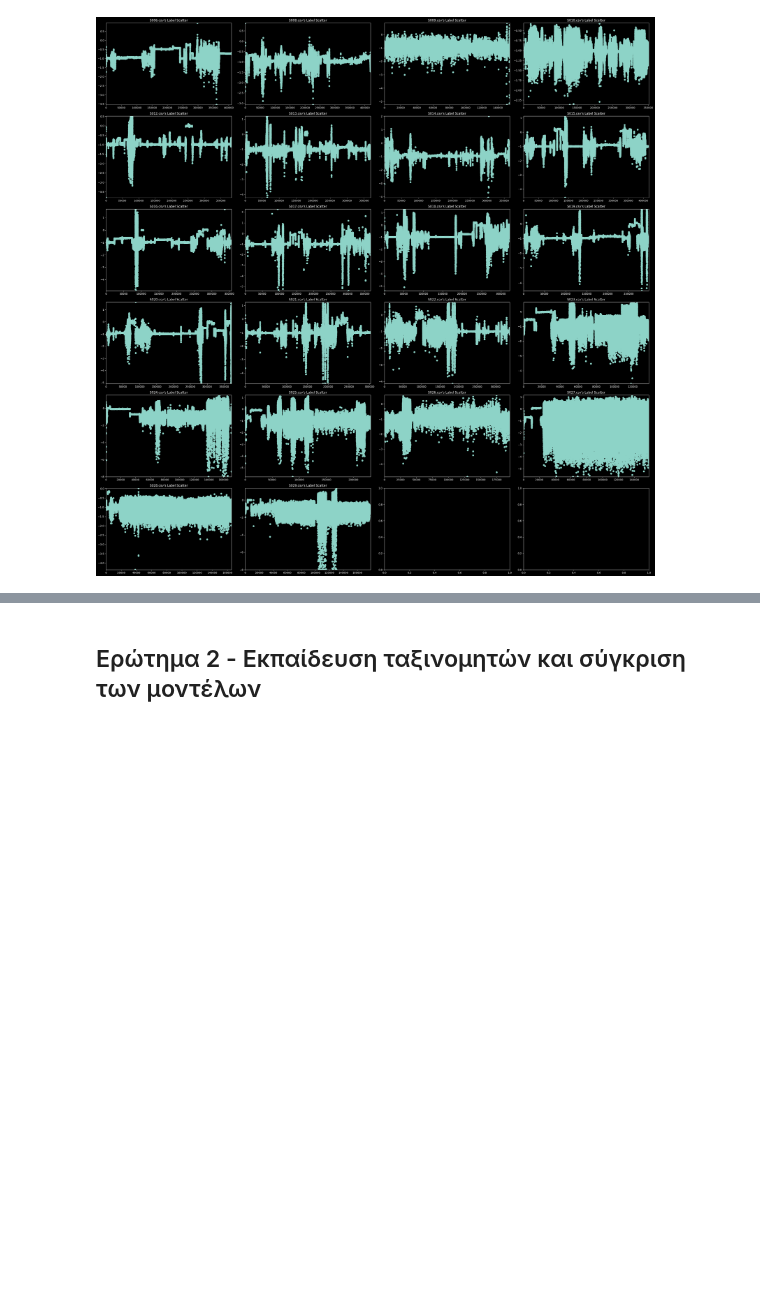
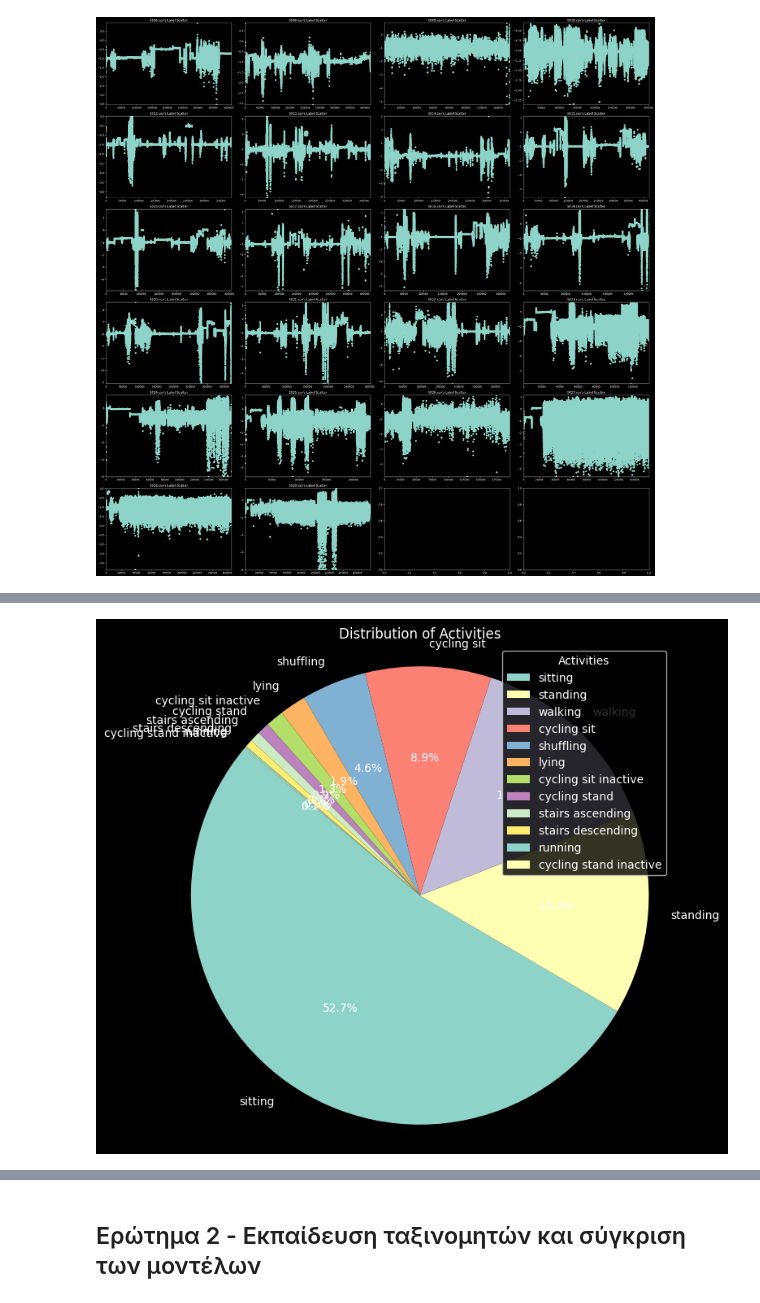
Before and after one commit to el-maestro78/Data-Mining-and-Machine-Learning, a Jupyter notebook: sln.ipynb, the cells around one changed output, grey strips where cells are left out. Saved outputs shown, nothing was run; the diff lists cells and outputs as text; code cells hidden in the pictures; blank space fills up the shorter version.

```diff
--- a/sln.ipynb
+++ b/sln.ipynb
@@ -263,22 +282,4 @@ plt.show()
 # %%
-'''
-import seaborn as sns
-fig, axs = plt.subplots(6, 4, figsize=(20, 30))
-
-# Flatten the subplot array for easier indexing
-
-for i, column_name in enumerate(column_names):
-    for index, file in enumerate(csvs):
-        df = pd.read_csv(CSV_PATH + f"/{file}")
-        df[column_name] = pd.to_numeric(df[column_name], errors='coerce')
-        corr_matrix = df.corr()
-        axs[i].set_title(f'Subset {i+1} Correlation Matrix')
-# Plot the correlation matrix
-plt.figure(figsize=(10, 8))
-sns.heatmap(corr_matrix, annot=True, cmap='coolwarm', fmt=".2f", linewidths=.5)
-plt.title('Correlation Matrix')
-plt.show()'''
-
 import seaborn as sns
 fig, axs = plt.subplots(6, 4, figsize=(30, 30))#, sharex=True, sharey='row')
 
@@ -342,0 +350,79 @@ plt.show()
+# %%
+import os
+import glob
+
+def read_csv(csv_files):
+    # dataX = []
+    # dataY = []
+
+    dataX = pd.DataFrame()
+    dataY = pd.DataFrame()
+    for csv_file in csv_files:
+        if os.path.exists(csv_file):
+            df = pd.read_csv(csv_file)
+            # dataX.append(df.iloc[:, 1:7].values)
+            # dataY.append(df.iloc[:, -1].values)
+
+            dataX = pd.concat([dataX, df.iloc[:, 1:7]], ignore_index=True)
+            dataY = pd.concat([dataY, df.iloc[:, -1]], ignore_index=True)
+
+            # dataX.append(df.iloc[:,1:7].values)
+            # dataX.append(df.iloc[:,-1].values)
+        else:
+            print("File not found")
+
+    return dataX,dataY
+
+
+# Directory containing the CSV files
+directory = 'harth/'
+csv_pattern = '*.csv'
+
+# Find all CSV files in the directory
+csv_files = glob.glob(directory + csv_pattern)
+
+X,Y = read_csv(csv_files[0:5])
+
+
+labels_map = {
+    1: 'walking',
+    2: 'running',
+    3: 'shuffling',
+    4: 'stairs (ascending)',
+    5: 'stairs (descending)',
+    6: 'standing',
+    7: 'sitting',
+    8: 'lying',
+    13: 'cycling (sit)',
+    14: 'cycling (stand)',
+    130: 'cycling (sit, inactive)',
+    140: 'cycling (stand, inactive)'
+}
+
+Y[0] = Y[0].map(labels_map)
+
+value_counts = Y.value_counts()
+
+print(value_counts)
+
+cleaned_labels = [name[0].replace('(', '').replace(')', '').replace(',', '') for name in value_counts.index]
+
+
+# # Map custom labels to value counts
+# labels = []
+# for val in value_counts.index.tolist():
+#     if val in labels_map:
+#         labels.append(labels_map[val])
+#     else:
+#         labels.append(str(val))  # Use the value itself as label if not found in labels_map
+# counts = value_counts.tolist()
+
+
+# Plot the pie chart
+plt.figure(figsize=(8, 8))
+plt.pie(value_counts, labels=cleaned_labels, autopct='%1.1f%%', startangle=140)
+plt.title('Distribution of Activities')
+plt.axis('equal')  # Equal aspect ratio ensures that pie is drawn as a circle.
+plt.legend(title="Activities", loc="upper right")
+plt.show()
+# %% [output]
@@ -342,0 +443 @@ plt.show()
+[figure, added]
```
Also changed, not shown: parts of 34 cells of this notebook, 3 other files.
